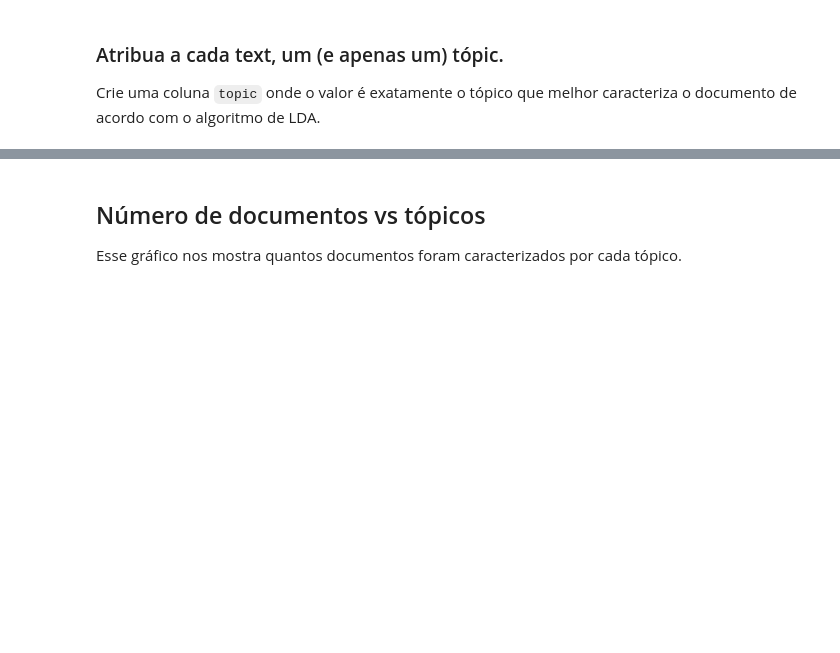
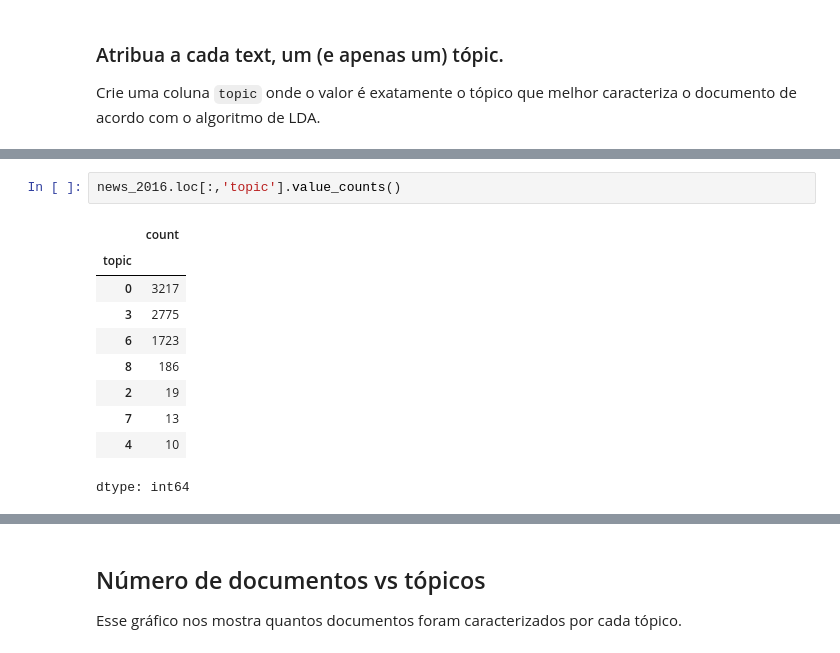
Before and after one commit to roriblim/NLP-python-PD, a Jupyter notebook: Questionário_Projeto_de_Disciplina_de_Text_Mining.ipynb, the cells around one changed output, grey strips where cells are left out. Drawn from its saved outputs; the diff is of its cells as text; blank space fills up the shorter version.

```diff
--- a/Questionário_Projeto_de_Disciplina_de_Text_Mining.ipynb
+++ b/Questionário_Projeto_de_Disciplina_de_Text_Mining.ipynb
@@ -425,0 +448,13 @@ news_2016['topic'] = news_2016.tfidf.progress_map(get_topic)
+# %%
+news_2016.loc[:,'topic'].value_counts()
+# %% [output]
+|  | count |
+| topic |  |
+| 0 | 3217 |
+| 3 | 2775 |
+| 6 | 1723 |
+| 8 | 186 |
+| 2 | 19 |
+| 7 | 13 |
+| 4 | 10 |
+dtype: int64
```
Also changed, not shown: parts of 7 cells of this notebook.
